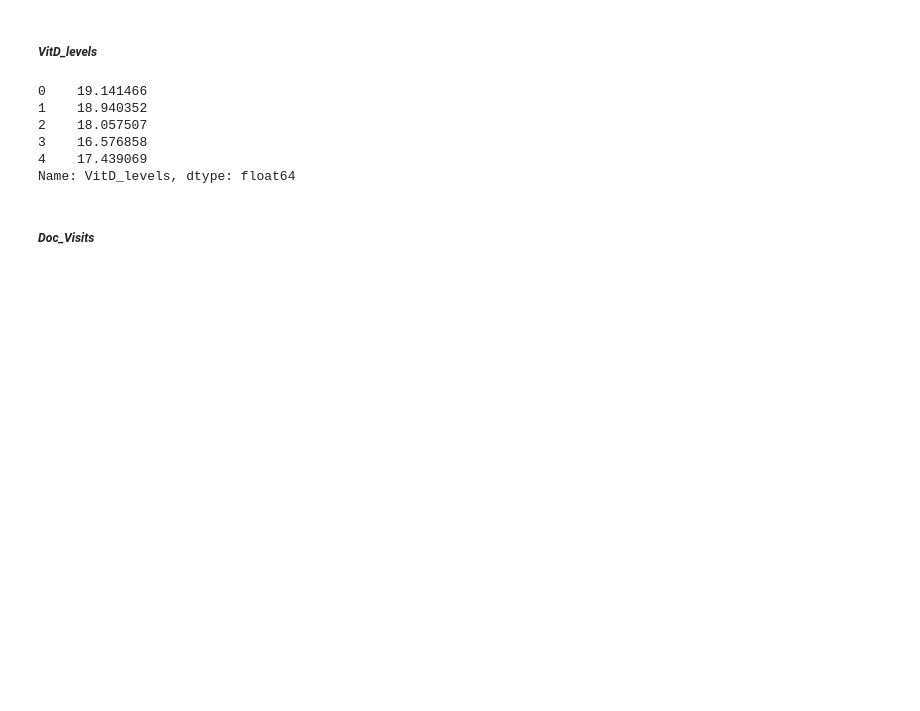
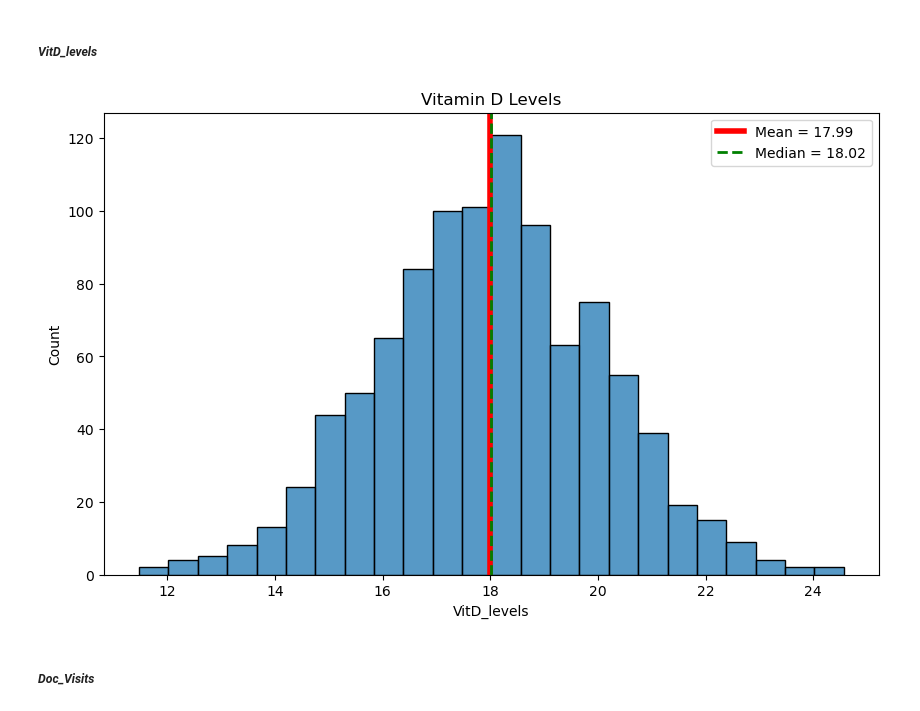
Before and after one commit to john-a-dixon/describing-distributions, a Jupyter notebook: desc-dist.ipynb, the cells around one changed output. Drawn from its saved outputs; the diff is of its cells as text; code cells hidden in the pictures; blank space fills up the shorter version.

Commit message:
Near done with the first graph.

```diff
--- a/desc-dist.ipynb
+++ b/desc-dist.ipynb
@@ -32,17 +33,32 @@ df.head()
 ## **Distribution Descriptions**
 # %% [markdown]
 ##### **_VitD_levels_**
-# %%
-# Load the "VitD_levels" column to analyze
-vitd_levels = df["VitD_levels"]
-vitd_levels[:5]
-# %% [output]
-0    19.141466
-1    18.940352
-2    18.057507
-3    16.576858
-4    17.439069
-Name: VitD_levels, dtype: float64
+# %%
+# Get the target column's mean
+mean_1 = df["VitD_levels"].mean()
+# Get the target column's median
+median_1 = df["VitD_levels"].median()
+# Get the target column's +1 STD
+std_plus_one_1 = mean_1 + df["VitD_levels"].std()
+# Get the target column's -1 STD
+std_minus_one_1 = mean_1 + df["VitD_levels"].std()
+# %%
+# Define figure and axes
+fig, ax = plt.subplots(figsize=(10, 6))
+sns.histplot(data=df, x="VitD_levels")
+ax.set_title("Vitamin D Levels")
+ax.axvline(mean_1,
+           color="red",
+           label=f"Mean = {round(mean_1, 2)}",
+           linewidth=4)
+ax.axvline(median_1,
+           color="green",
+           label=f"Median = {round(median_1, 2)}",
+           linewidth=2,
+           ls="--")
+ax.legend();
+# %% [output]
+[figure, added]
 # %% [markdown]
 ##### **_Doc_Visits_**
 # %%
```
Also changed, not shown: parts of 1 cell of this notebook.
